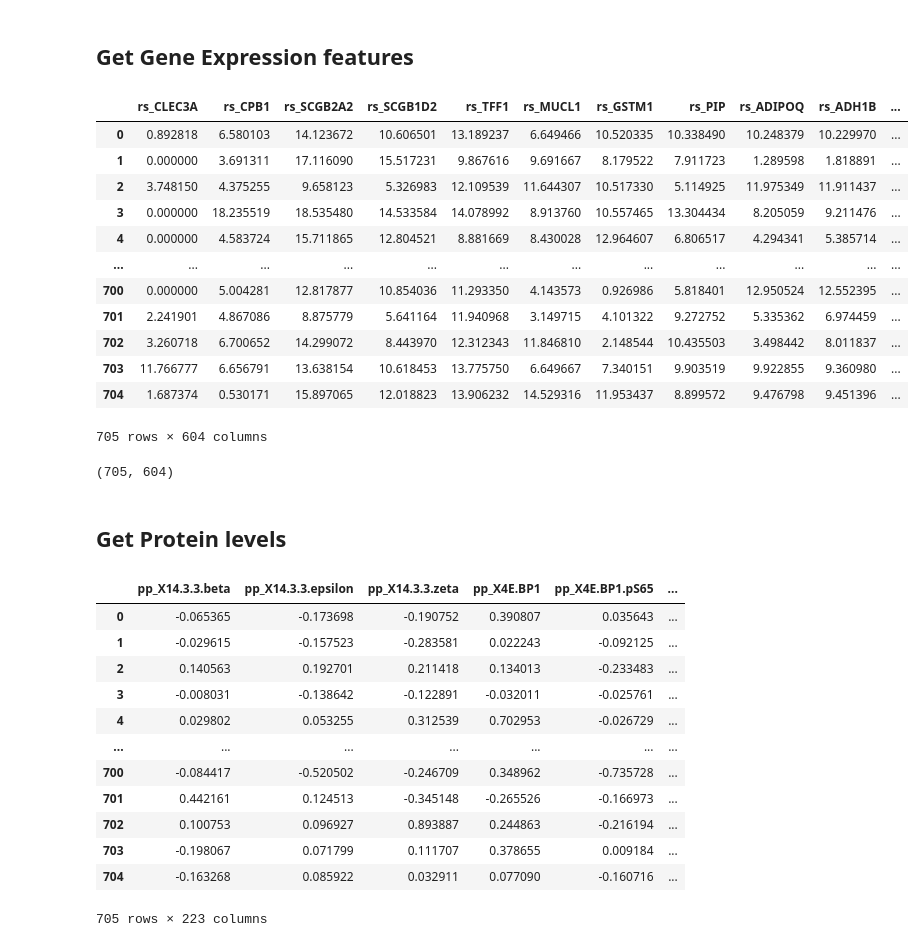
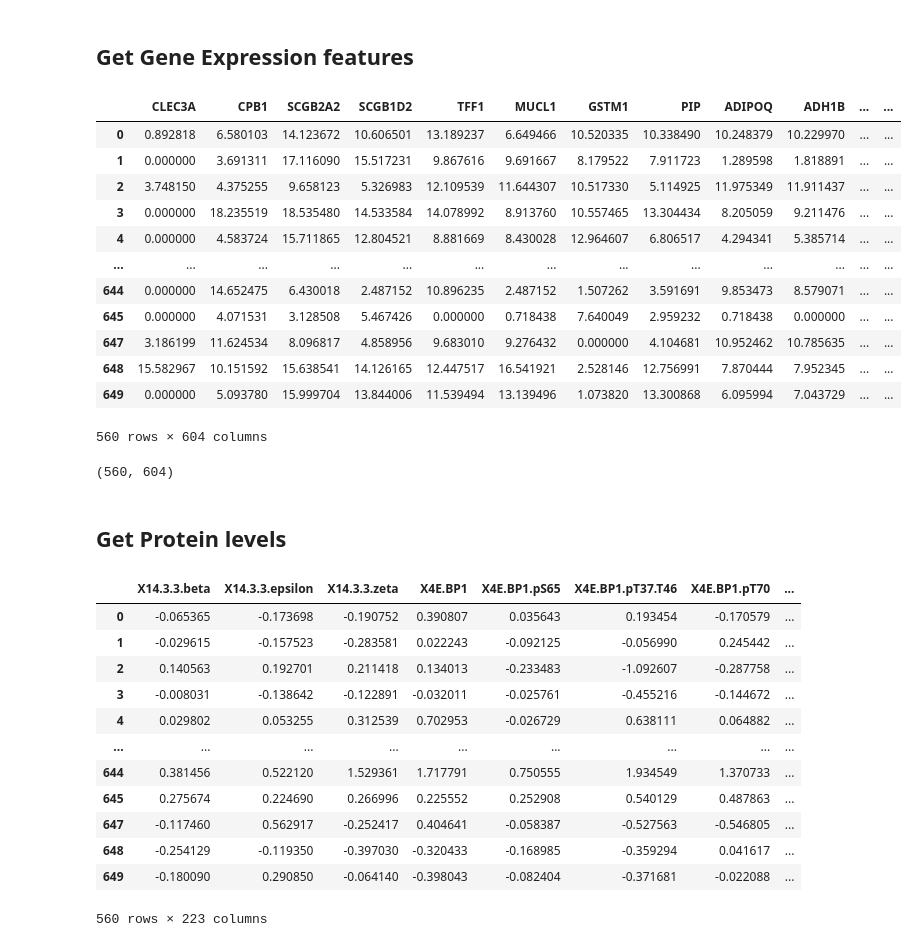
Before and after one commit to LukasStonie/multiomics_frameworks, a Jupyter notebook: dataprocessing/brca_overview.ipynb, the cells around one changed output. Saved outputs shown, nothing was run; the diff lists cells and outputs as text; code cells hidden in the pictures.

```diff
--- a/dataprocessing/brca_overview.ipynb
+++ b/dataprocessing/brca_overview.ipynb
@@ -6,5 +14,6 @@ Intel MKL WARNING: Support of Intel(R) Streaming SIMD Extensions 4.2 (Intel(R) S
 # %%
-whole_df = pd.read_csv('archive/brca_data_w_subtypes.csv')
+whole_df = pd.read_csv('../datasets/BRCA_Data/brca_data_w_subtypes.csv')
+whole_df.dropna(inplace=True)
 # %%
 whole_df.head()
 # %% [output]
@@ -67,44 +78,46 @@ mu_features.shape
 ## Get Gene Expression features
 # %%
 rs_features = whole_df.filter(regex='rs')
+rs_features.columns = [ str(i).split('_')[-1] for i in rs_features.columns.to_list()]
 rs_features
 # %% [output]
-|  | rs_CLEC3A | rs_CPB1 | rs_SCGB2A2 | rs_SCGB1D2 | rs_TFF1 | rs_MUCL1 | rs_GSTM1 | rs_PIP | rs_ADIPOQ | rs_ADH1B | ... |
-| 0 | 0.892818 | 6.580103 | 14.123672 | 10.606501 | 13.189237 | 6.649466 | 10.520335 | 10.338490 | 10.248379 | 10.229970 | ... |
-| 1 | 0.000000 | 3.691311 | 17.116090 | 15.517231 | 9.867616 | 9.691667 | 8.179522 | 7.911723 | 1.289598 | 1.818891 | ... |
-| 2 | 3.748150 | 4.375255 | 9.658123 | 5.326983 | 12.109539 | 11.644307 | 10.517330 | 5.114925 | 11.975349 | 11.911437 | ... |
-| 3 | 0.000000 | 18.235519 | 18.535480 | 14.533584 | 14.078992 | 8.913760 | 10.557465 | 13.304434 | 8.205059 | 9.211476 | ... |
-| 4 | 0.000000 | 4.583724 | 15.711865 | 12.804521 | 8.881669 | 8.430028 | 12.964607 | 6.806517 | 4.294341 | 5.385714 | ... |
-| ... | ... | ... | ... | ... | ... | ... | ... | ... | ... | ... | ... |
-| 700 | 0.000000 | 5.004281 | 12.817877 | 10.854036 | 11.293350 | 4.143573 | 0.926986 | 5.818401 | 12.950524 | 12.552395 | ... |
-| 701 | 2.241901 | 4.867086 | 8.875779 | 5.641164 | 11.940968 | 3.149715 | 4.101322 | 9.272752 | 5.335362 | 6.974459 | ... |
-| 702 | 3.260718 | 6.700652 | 14.299072 | 8.443970 | 12.312343 | 11.846810 | 2.148544 | 10.435503 | 3.498442 | 8.011837 | ... |
-| 703 | 11.766777 | 6.656791 | 13.638154 | 10.618453 | 13.775750 | 6.649667 | 7.340151 | 9.903519 | 9.922855 | 9.360980 | ... |
-| 704 | 1.687374 | 0.530171 | 15.897065 | 12.018823 | 13.906232 | 14.529316 | 11.953437 | 8.899572 | 9.476798 | 9.451396 | ... |
+|  | CLEC3A | CPB1 | SCGB2A2 | SCGB1D2 | TFF1 | MUCL1 | GSTM1 | PIP | ADIPOQ | ADH1B | ... | ... |
+| 0 | 0.892818 | 6.580103 | 14.123672 | 10.606501 | 13.189237 | 6.649466 | 10.520335 | 10.338490 | 10.248379 | 10.229970 | ... | ... |
+| 1 | 0.000000 | 3.691311 | 17.116090 | 15.517231 | 9.867616 | 9.691667 | 8.179522 | 7.911723 | 1.289598 | 1.818891 | ... | ... |
+| 2 | 3.748150 | 4.375255 | 9.658123 | 5.326983 | 12.109539 | 11.644307 | 10.517330 | 5.114925 | 11.975349 | 11.911437 | ... | ... |
+| 3 | 0.000000 | 18.235519 | 18.535480 | 14.533584 | 14.078992 | 8.913760 | 10.557465 | 13.304434 | 8.205059 | 9.211476 | ... | ... |
+| 4 | 0.000000 | 4.583724 | 15.711865 | 12.804521 | 8.881669 | 8.430028 | 12.964607 | 6.806517 | 4.294341 | 5.385714 | ... | ... |
+| ... | ... | ... | ... | ... | ... | ... | ... | ... | ... | ... | ... | ... |
+| 644 | 0.000000 | 14.652475 | 6.430018 | 2.487152 | 10.896235 | 2.487152 | 1.507262 | 3.591691 | 9.853473 | 8.579071 | ... | ... |
+| 645 | 0.000000 | 4.071531 | 3.128508 | 5.467426 | 0.000000 | 0.718438 | 7.640049 | 2.959232 | 0.718438 | 0.000000 | ... | ... |
+| 647 | 3.186199 | 11.624534 | 8.096817 | 4.858956 | 9.683010 | 9.276432 | 0.000000 | 4.104681 | 10.952462 | 10.785635 | ... | ... |
+| 648 | 15.582967 | 10.151592 | 15.638541 | 14.126165 | 12.447517 | 16.541921 | 2.528146 | 12.756991 | 7.870444 | 7.952345 | ... | ... |
+| 649 | 0.000000 | 5.093780 | 15.999704 | 13.844006 | 11.539494 | 13.139496 | 1.073820 | 13.300868 | 6.095994 | 7.043729 | ... | ... |
-705 rows × 604 columns
+560 rows × 604 columns
 # %%
 rs_features.shape
 # %% [output]
-(705, 604)
+(560, 604)
 # %% [markdown]
 ## Get Protein levels
 # %%
 pp_features = whole_df.filter(regex='pp')
+pp_features.columns = [ str(i).split('_')[-1] for i in pp_features.columns.to_list()]
 pp_features
 # %% [output]
-|  | pp_X14.3.3.beta | pp_X14.3.3.epsilon | pp_X14.3.3.zeta | pp_X4E.BP1 | pp_X4E.BP1.pS65 | ... |
-| 0 | -0.065365 | -0.173698 | -0.190752 | 0.390807 | 0.035643 | ... |
-| 1 | -0.029615 | -0.157523 | -0.283581 | 0.022243 | -0.092125 | ... |
-| 2 | 0.140563 | 0.192701 | 0.211418 | 0.134013 | -0.233483 | ... |
-| 3 | -0.008031 | -0.138642 | -0.122891 | -0.032011 | -0.025761 | ... |
-| 4 | 0.029802 | 0.053255 | 0.312539 | 0.702953 | -0.026729 | ... |
-| ... | ... | ... | ... | ... | ... | ... |
-| 700 | -0.084417 | -0.520502 | -0.246709 | 0.348962 | -0.735728 | ... |
-| 701 | 0.442161 | 0.124513 | -0.345148 | -0.265526 | -0.166973 | ... |
-| 702 | 0.100753 | 0.096927 | 0.893887 | 0.244863 | -0.216194 | ... |
-| 703 | -0.198067 | 0.071799 | 0.111707 | 0.378655 | 0.009184 | ... |
-| 704 | -0.163268 | 0.085922 | 0.032911 | 0.077090 | -0.160716 | ... |
+|  | X14.3.3.beta | X14.3.3.epsilon | X14.3.3.zeta | X4E.BP1 | X4E.BP1.pS65 | X4E.BP1.pT37.T46 | X4E.BP1.pT70 | ... |
+| 0 | -0.065365 | -0.173698 | -0.190752 | 0.390807 | 0.035643 | 0.193454 | -0.170579 | ... |
+| 1 | -0.029615 | -0.157523 | -0.283581 | 0.022243 | -0.092125 | -0.056990 | 0.245442 | ... |
+| 2 | 0.140563 | 0.192701 | 0.211418 | 0.134013 | -0.233483 | -1.092607 | -0.287758 | ... |
+| 3 | -0.008031 | -0.138642 | -0.122891 | -0.032011 | -0.025761 | -0.455216 | -0.144672 | ... |
+| 4 | 0.029802 | 0.053255 | 0.312539 | 0.702953 | -0.026729 | 0.638111 | 0.064882 | ... |
+| ... | ... | ... | ... | ... | ... | ... | ... | ... |
+| 644 | 0.381456 | 0.522120 | 1.529361 | 1.717791 | 0.750555 | 1.934549 | 1.370733 | ... |
+| 645 | 0.275674 | 0.224690 | 0.266996 | 0.225552 | 0.252908 | 0.540129 | 0.487863 | ... |
+| 647 | -0.117460 | 0.562917 | -0.252417 | 0.404641 | -0.058387 | -0.527563 | -0.546805 | ... |
+| 648 | -0.254129 | -0.119350 | -0.397030 | -0.320433 | -0.168985 | -0.359294 | 0.041617 | ... |
+| 649 | -0.180090 | 0.290850 | -0.064140 | -0.398043 | -0.082404 | -0.371681 | -0.022088 | ... |
-705 rows × 223 columns
+560 rows × 223 columns
 # %%
 pp_features.shape
 # %% [output]
```
Also changed, not shown: parts of 32 cells of this notebook, 2 other files.
